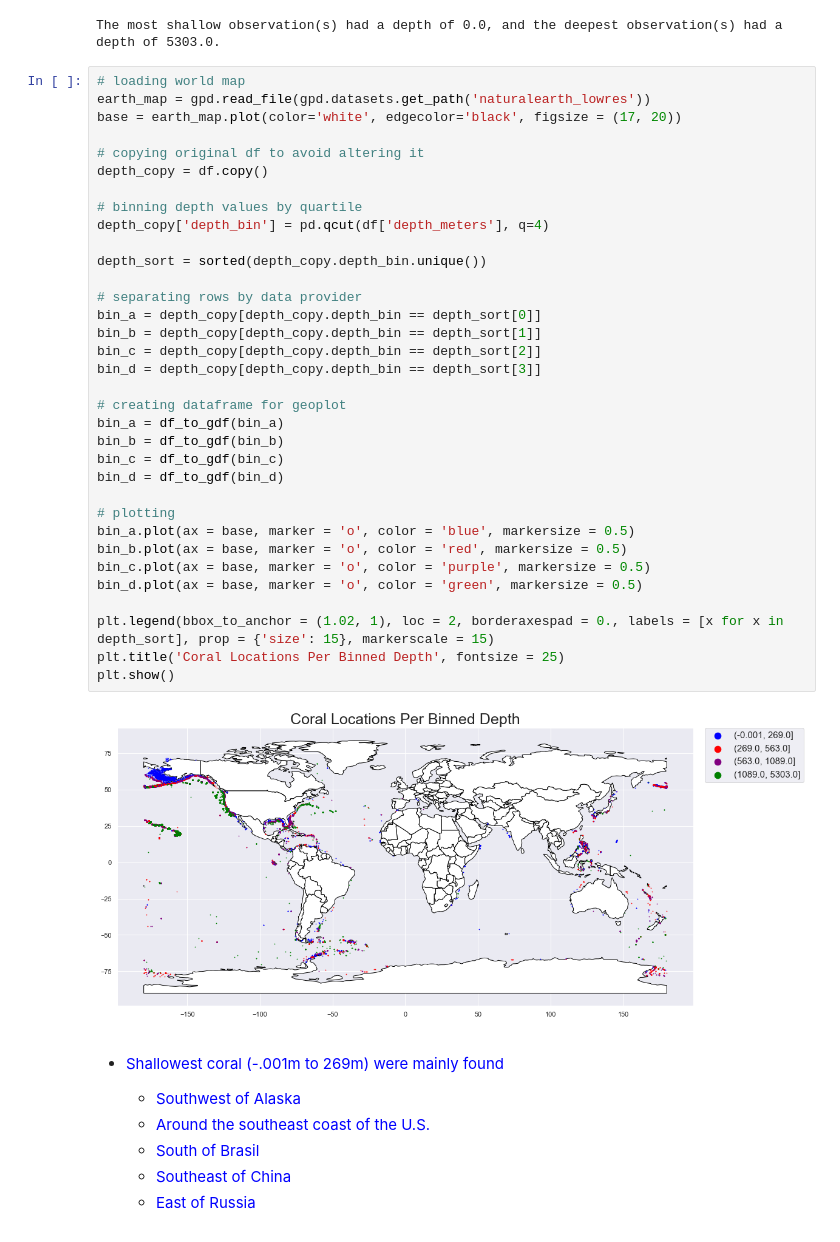
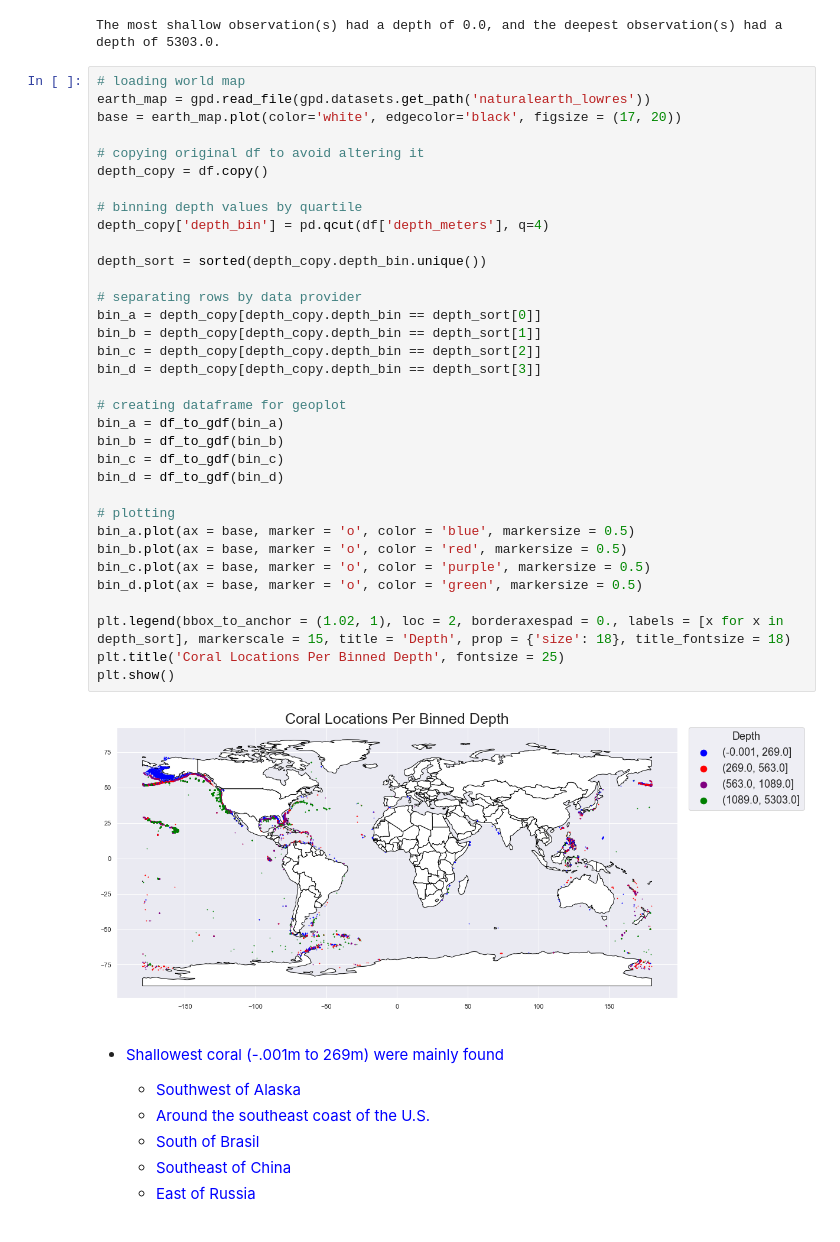
Before and after one commit to SamuelD-Data/deep_sea_corals_project, a Jupyter notebook: deep_sea_corals_project_notebook.ipynb, the cells around one changed output. Saved outputs shown, nothing was run; the diff lists cells and outputs as text.

```diff
--- a/deep_sea_corals_project_notebook.ipynb
+++ b/deep_sea_corals_project_notebook.ipynb
@@ -387,35 +387,35 @@ base = earth_map.plot(color='white', edgecolor='black', figsize = (17, 20))
 
 # copying original df to avoid altering it
 depth_copy = df.copy()
 
 # binning depth values by quartile
 depth_copy['depth_bin'] = pd.qcut(df['depth_meters'], q=4)
 
 depth_sort = sorted(depth_copy.depth_bin.unique())
 
 # separating rows by data provider
 bin_a = depth_copy[depth_copy.depth_bin == depth_sort[0]]
 bin_b = depth_copy[depth_copy.depth_bin == depth_sort[1]]
 bin_c = depth_copy[depth_copy.depth_bin == depth_sort[2]]
 bin_d = depth_copy[depth_copy.depth_bin == depth_sort[3]]
 
 # creating dataframe for geoplot
 bin_a = df_to_gdf(bin_a)
 bin_b = df_to_gdf(bin_b)
 bin_c = df_to_gdf(bin_c)
 bin_d = df_to_gdf(bin_d)
 
 # plotting
 bin_a.plot(ax = base, marker = 'o', color = 'blue', markersize = 0.5)
 bin_b.plot(ax = base, marker = 'o', color = 'red', markersize = 0.5)
 bin_c.plot(ax = base, marker = 'o', color = 'purple', markersize = 0.5)
 bin_d.plot(ax = base, marker = 'o', color = 'green', markersize = 0.5)
 
-plt.legend(bbox_to_anchor = (1.02, 1), loc = 2, borderaxespad = 0., labels = [x for x in depth_sort], prop = {'size': 15}, markerscale = 15)
+plt.legend(bbox_to_anchor = (1.02, 1), loc = 2, borderaxespad = 0., labels = [x for x in depth_sort], markerscale = 15, title = 'Depth', prop = {'size': 18}, title_fontsize = 18)
 plt.title('Coral Locations Per Binned Depth', fontsize = 25)
 plt.show()
 # %% [output]
-[figure, old version]
+[figure, new version]
 # %% [markdown]
 - <span style="color:blue">Shallowest coral (-.001m to 269m) were mainly found</span>
     - <span style="color:blue"> Southwest of Alaska</span>
```
Also changed, not shown: parts of 4 cells of this notebook.
